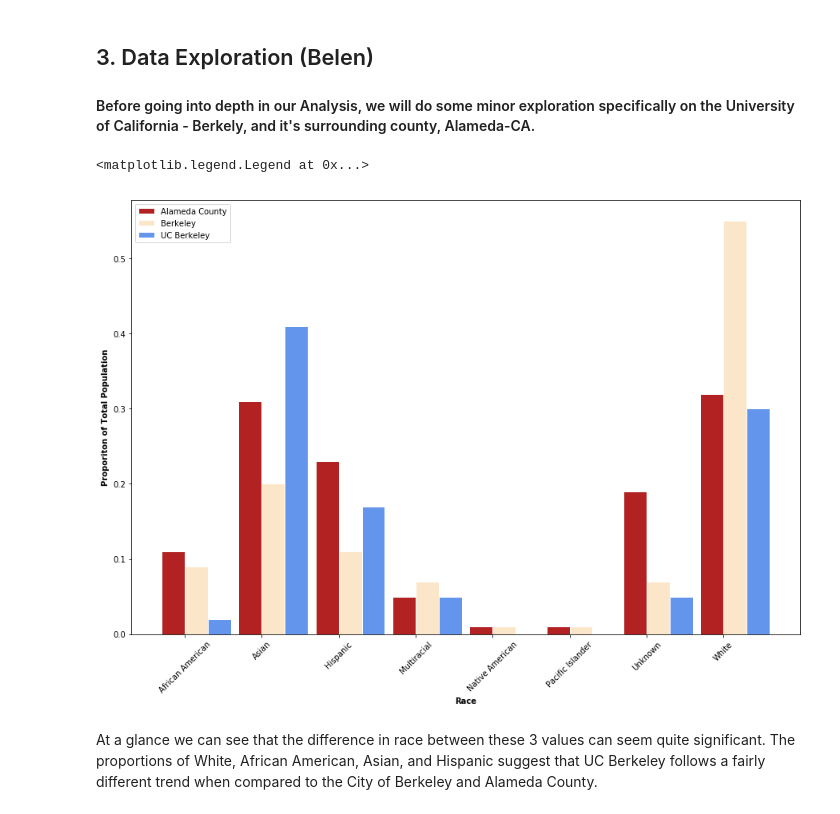
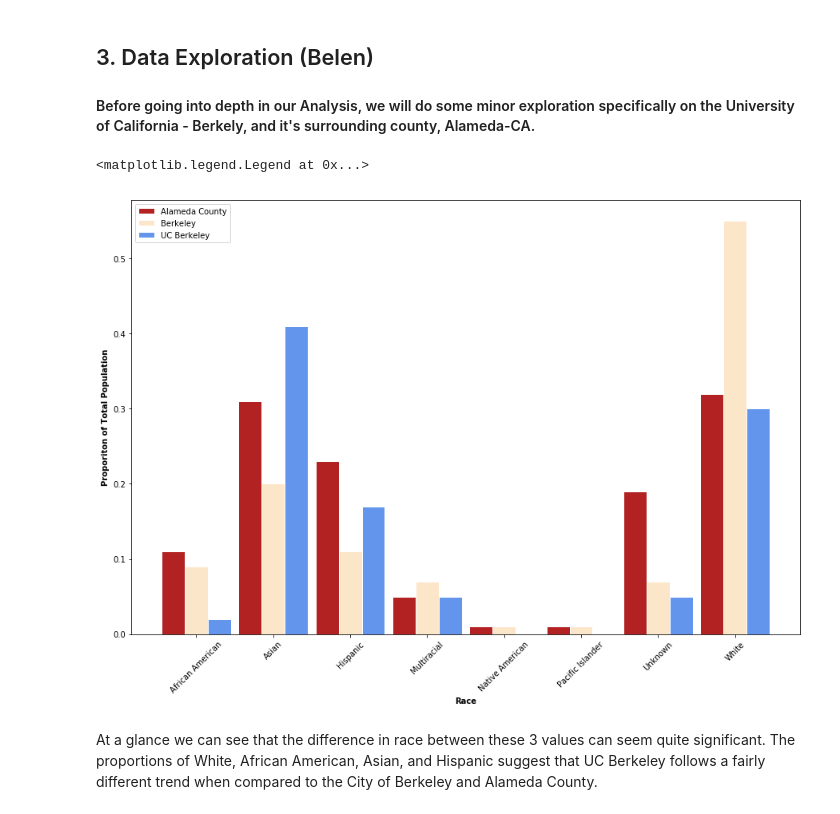
Before and after one commit to nforesti/education, a Jupyter notebook: FinalProject.ipynb, the cells around one changed output. Drawn from its saved outputs; the diff is of its cells as text; code cells hidden in the pictures.

```diff
--- a/FinalProject.ipynb
+++ b/FinalProject.ipynb
@@ -537,29 +537,29 @@ df_800
 # %%
 e = plt.figure(figsize=(15,10))
 barWidth = 0.30
 ind = np.arange(8)
 
 county = df_counties.loc['alameda-ca'].values
 univ = (df_800.loc[df_800['name'] == 'university-of-california---berkeley']).drop(columns = ['ranking', 'name'])
 city = df_cities.loc['berkeley-ca'].values
 
 b1 = np.arange(len(county))
 b2 = b1+barWidth
 b3 = b2+barWidth
 
 plt.bar(b1, county, color='#B22222', width=barWidth, edgecolor='white', label='Alameda County')
 plt.bar(b2, city, color='#FCE6C9', width=barWidth, edgecolor='white', label='Berkeley')
 plt.bar(b3, univ.values[0], color='#6495ED', width=barWidth, edgecolor='white', label='UC Berkeley')
 
 plt.xlabel('Race', fontweight='bold')
 plt.ylabel('Proporiton of Total Population', fontweight='bold')
-plt.xticks(ind + barWidth / 2, df_counties.columns)
+plt.xticks(ind + barWidth, df_counties.columns)
 plt.setp(plt.gca().get_xticklabels(), rotation=45, horizontalalignment='center')
 
 plt.legend()
 # %% [output]
 <matplotlib.legend.Legend at 0x...>
-[figure, old version]
+[figure, new version]
 # %% [markdown]
 At a glance we can see that the difference in race between these 3 values can seem quite significant. The proportions of White, African American, Asian, and Hispanic suggest that UC Berkeley follows a fairly different trend when compared to the City of Berkeley and Alameda County.
 # %% [markdown]
```
